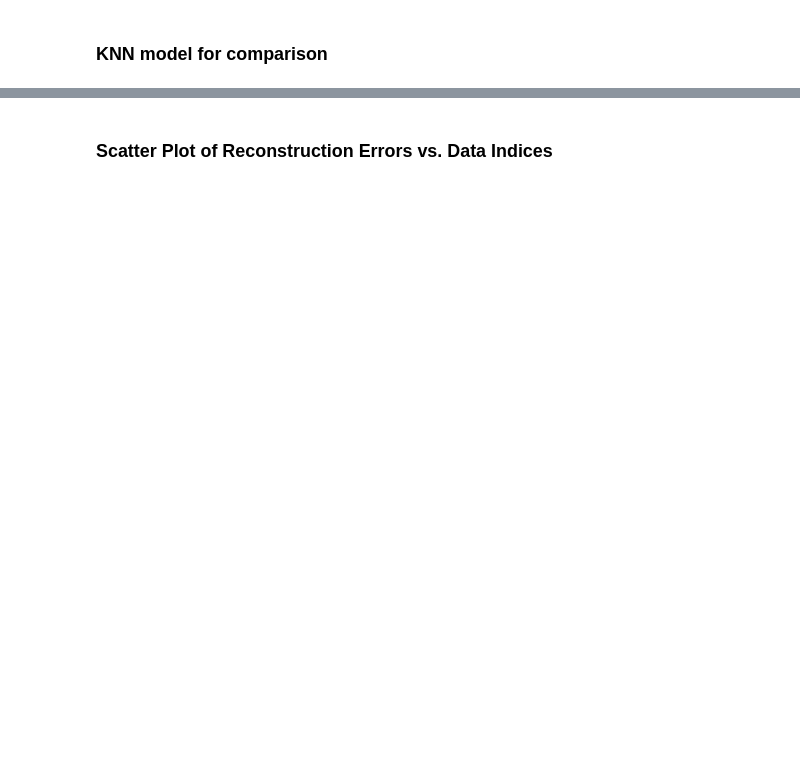
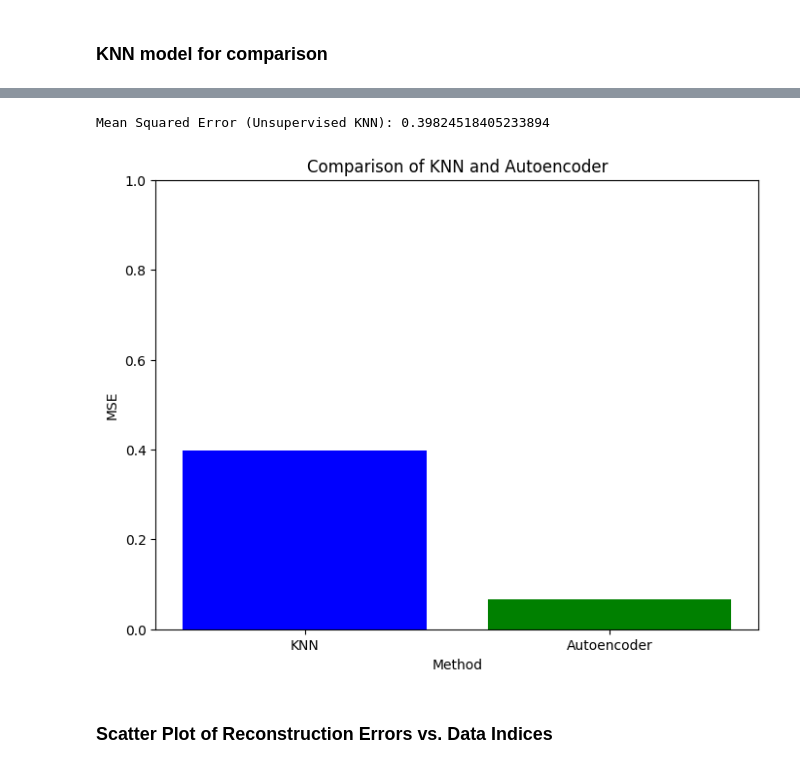
Before and after one commit to Saifix/Network-Anomaly-Detection---Unsupervised-Autoencoder, a Jupyter notebook: Main.ipynb, the cells around one changed output, grey strips where cells are left out. Saved outputs shown, nothing was run; the diff lists cells and outputs as text; code cells hidden in the pictures; blank space fills up the shorter version.

```diff
--- a/Main.ipynb
+++ b/Main.ipynb
@@ -204,3 +226,22 @@ Accuracy of KNN classifier: 0.9988563331815191
+# %%
+mse_unsupervised = np.mean(avg_distances ** 2)
+print("Mean Squared Error (Unsupervised KNN):", mse_unsupervised)
+# %% [output]
+Mean Squared Error (Unsupervised KNN): 0.39824518405233894
+# %%
+methods = ['KNN', 'Autoencoder']
+accuracies = [mse_unsupervised, test_mse]
+
+# Plotting the bar plot
+plt.figure(figsize=(8, 6))
+plt.bar(methods, accuracies, color=['blue', 'green'])
+plt.title('Comparison of KNN and Autoencoder')
+plt.xlabel('Method')
+plt.ylabel('MSE')
+plt.ylim(0, 1)
+plt.show()
+# %% [output]
+[figure, added]
 # %% [markdown]
 ### Scatter Plot of Reconstruction Errors vs. Data Indices
 # %%
```
Also changed, not shown: parts of 10 cells of this notebook.
